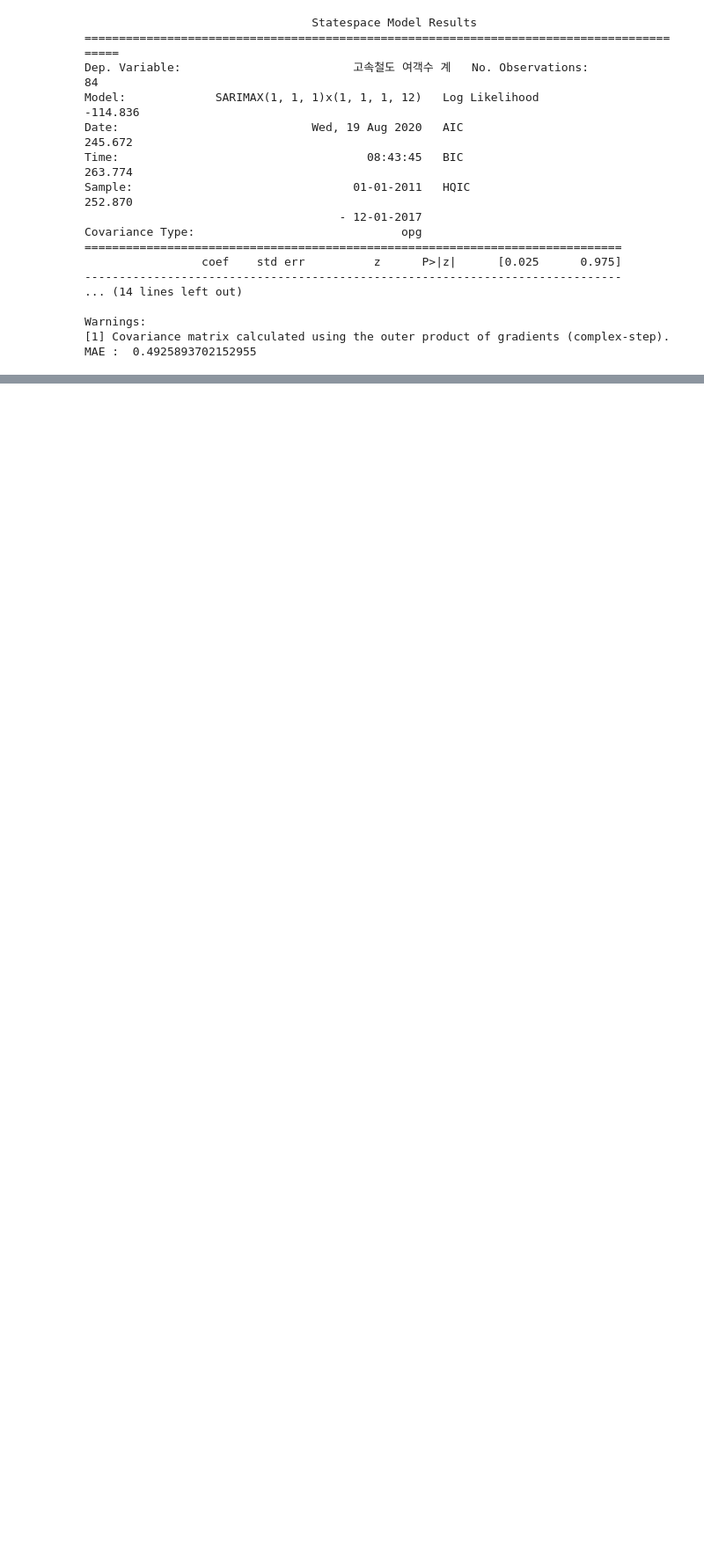
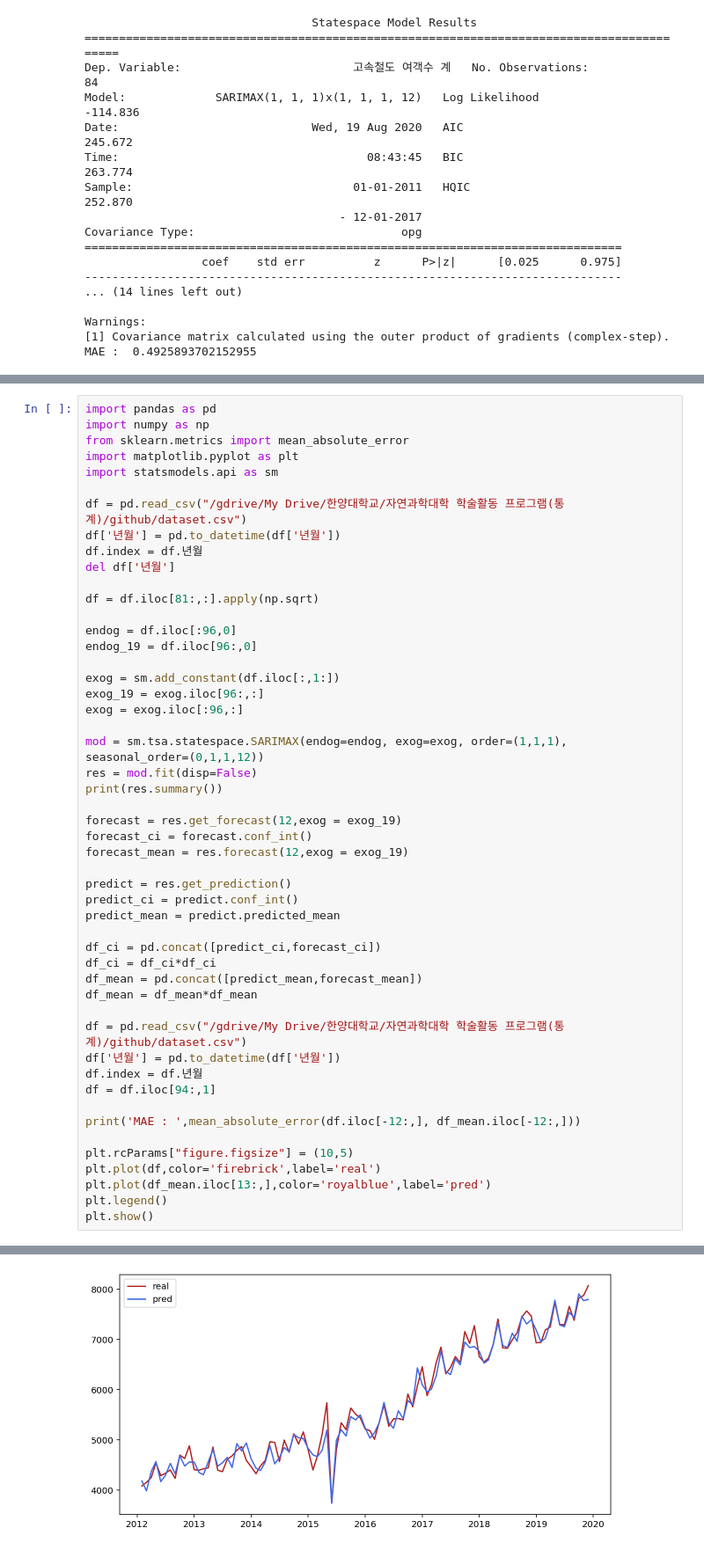
Before and after one commit to skaurl/ktx-srt, a Jupyter notebook: Untitled0.ipynb, the cells around one changed output, grey strips where cells are left out. Shown: that part at 88% size. Drawn from its saved outputs; the diff is of its cells as text; blank space fills up the shorter version.

```diff
--- a/Untitled0.ipynb
+++ b/Untitled0.ipynb
@@ -1133,0 +1136,51 @@ MAE :  0.4925893702152955
+# %%
+import pandas as pd
+import numpy as np
+from sklearn.metrics import mean_absolute_error
+import matplotlib.pyplot as plt
+import statsmodels.api as sm
+
+df = pd.read_csv("/gdrive/My Drive/한양대학교/자연과학대학 학술활동 프로그램(통계)/github/dataset.csv")
+df['년월'] = pd.to_datetime(df['년월'])
+df.index = df.년월
+del df['년월']
+
+df = df.iloc[81:,:].apply(np.sqrt)
+
+endog = df.iloc[:96,0]
+endog_19 = df.iloc[96:,0]
+
+exog = sm.add_constant(df.iloc[:,1:])
+exog_19 = exog.iloc[96:,:]
+exog = exog.iloc[:96,:]
+
+mod = sm.tsa.statespace.SARIMAX(endog=endog, exog=exog, order=(1,1,1), seasonal_order=(0,1,1,12))
+res = mod.fit(disp=False)
+print(res.summary())
+
+forecast = res.get_forecast(12,exog = exog_19)
+forecast_ci = forecast.conf_int()
+forecast_mean = res.forecast(12,exog = exog_19)
+
+predict = res.get_prediction()
+predict_ci = predict.conf_int()
+predict_mean = predict.predicted_mean
+
+df_ci = pd.concat([predict_ci,forecast_ci])
+df_ci = df_ci*df_ci
+df_mean = pd.concat([predict_mean,forecast_mean])
+df_mean = df_mean*df_mean
+
+df = pd.read_csv("/gdrive/My Drive/한양대학교/자연과학대학 학술활동 프로그램(통계)/github/dataset.csv")
+df['년월'] = pd.to_datetime(df['년월'])
+df.index = df.년월
+df = df.iloc[94:,1]
+
+print('MAE : ',mean_absolute_error(df.iloc[-12:,], df_mean.iloc[-12:,]))
+
+plt.rcParams["figure.figsize"] = (10,5)
+plt.plot(df,color='firebrick',label='real')
+plt.plot(df_mean.iloc[13:,],color='royalblue',label='pred')
+plt.legend()
+plt.show()
+# %% [output]
@@ -1133,0 +1204 @@ MAE :  0.4925893702152955
+[figure, added]
```
Also changed, not shown: parts of 2 cells of this notebook.
